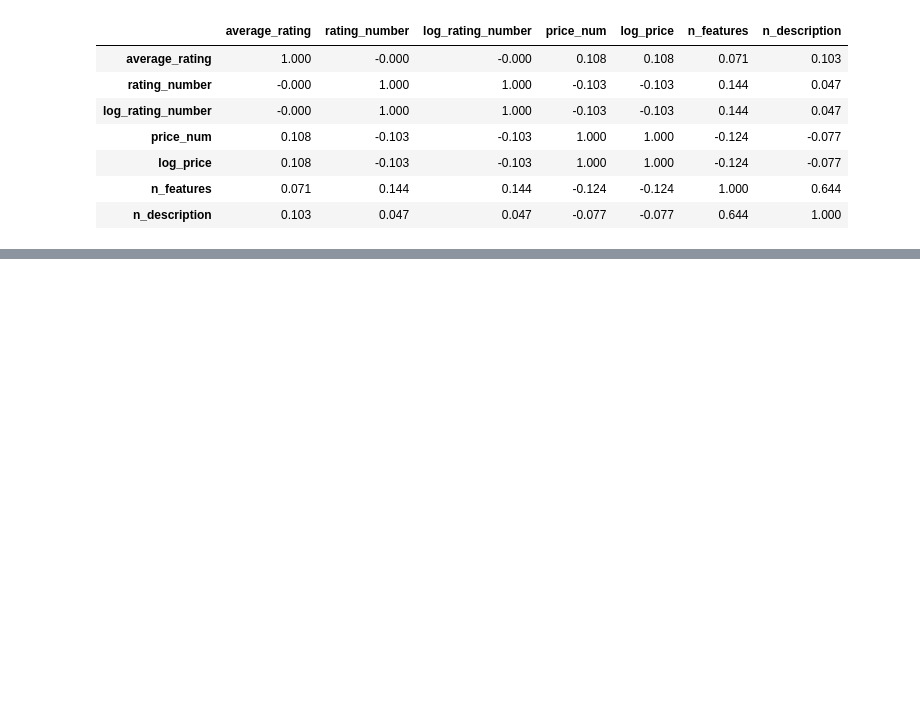
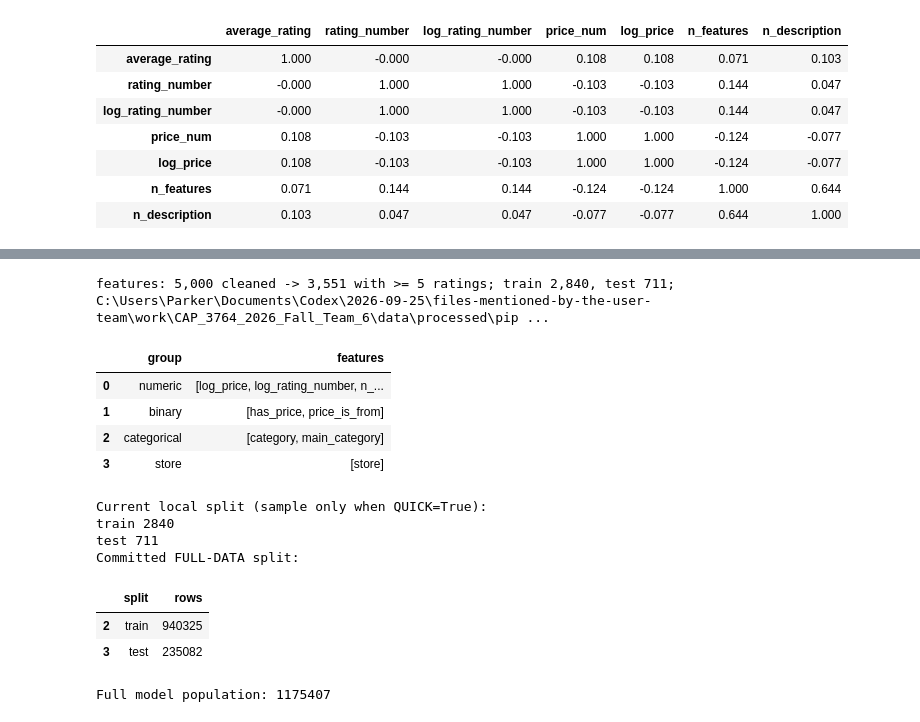
Before and after one commit to Anthonydavidperez1/CAP_3764_2026_Fall_Team_6, a Jupyter notebook: notebooks/00_main_project.ipynb, the cells around one changed output, grey strips where cells are left out. Drawn from its saved outputs; the diff is of its cells as text; code cells hidden in the pictures; blank space fills up the shorter version.

```diff
--- a/notebooks/00_main_project.ipynb
+++ b/notebooks/00_main_project.ipynb
@@ -92,0 +97,31 @@ Generate Person 4's EDA figures with their existing fixed sampling seed of 42, t
+# %%
+from src import features
+
+model_data = pipeline.run_features(clean_path)
+display(pd.DataFrame({"group": ["numeric", "binary", "categorical", "store"],
+                      "features": [features.NUMERIC, features.BINARY,
+                                   features.CATEGORICAL, features.HIGH_CARDINALITY]}))
+print("Current local split (sample only when QUICK=True):")
+for split, path in model_data.items():
+    print(split, pq.ParquetFile(path).metadata.num_rows)
+reference_test = pd.read_csv(root / "reports/tables/test_results.csv")
+reference_counts = reference_test.loc[reference_test["model"].str.contains("tuned"),
+                                     ["split", "rows"]]
+print("Committed FULL-DATA split:")
+display(reference_counts)
+print("Full model population:", int(reference_counts["rows"].sum()))
+# %% [output]
+features: 5,000 cleaned -> 3,551 with >= 5 ratings; train 2,840, test 711; C:\Users\Parker\Documents\Codex\2026-09-25\files-mentioned-by-the-user-team\work\CAP_3764_2026_Fall_Team_6\data\processed\pip ...
+|  | group | features |
+| 0 | numeric | [log_price, log_rating_number, n_... |
+| 1 | binary | [has_price, price_is_from] |
+| 2 | categorical | [category, main_category] |
+| 3 | store | [store] |
+Current local split (sample only when QUICK=True):
+train 2840
+test 711
+Committed FULL-DATA split:
+|  | split | rows |
+| 2 | train | 940325 |
+| 3 | test | 235082 |
+Full model population: 1175407
```
Also changed, not shown: parts of 21 cells of this notebook, 3 other files.
